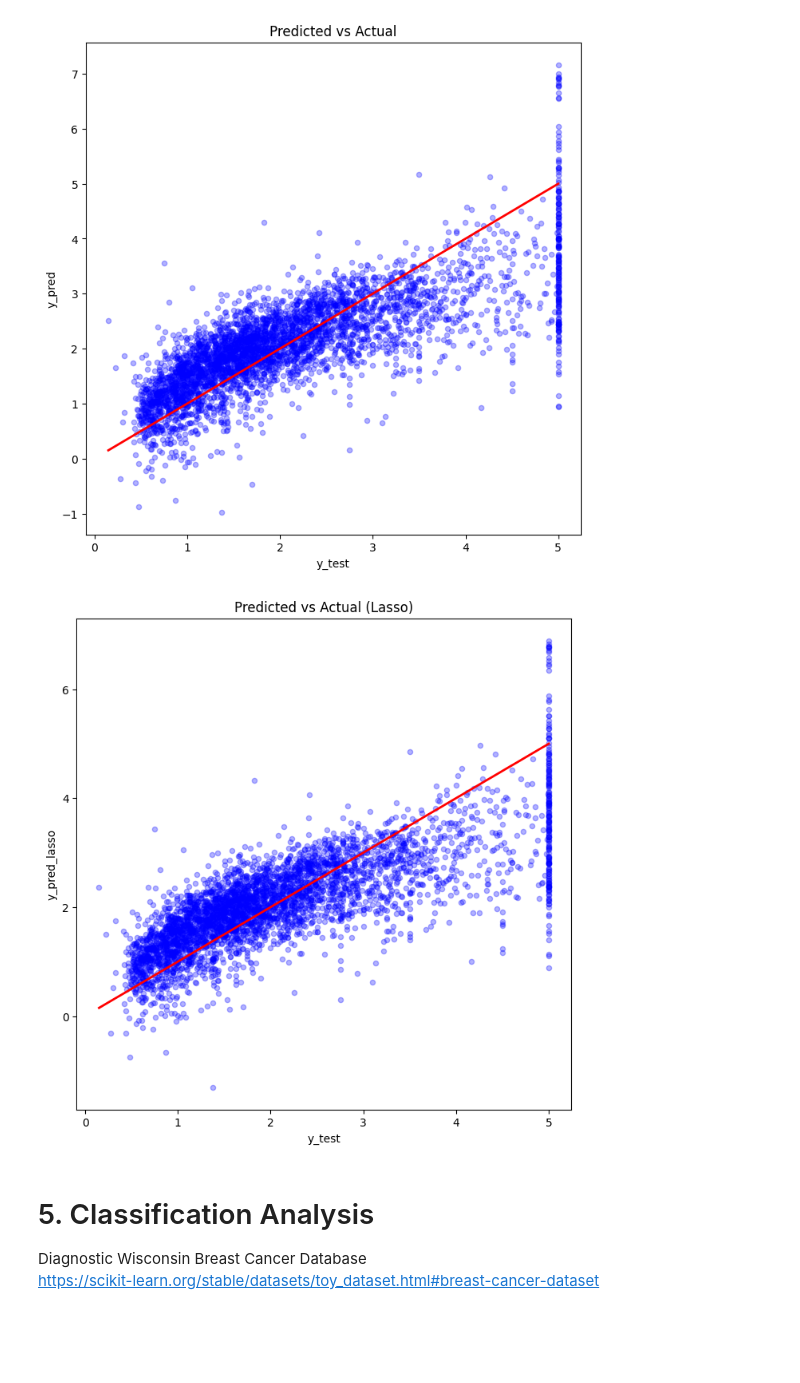
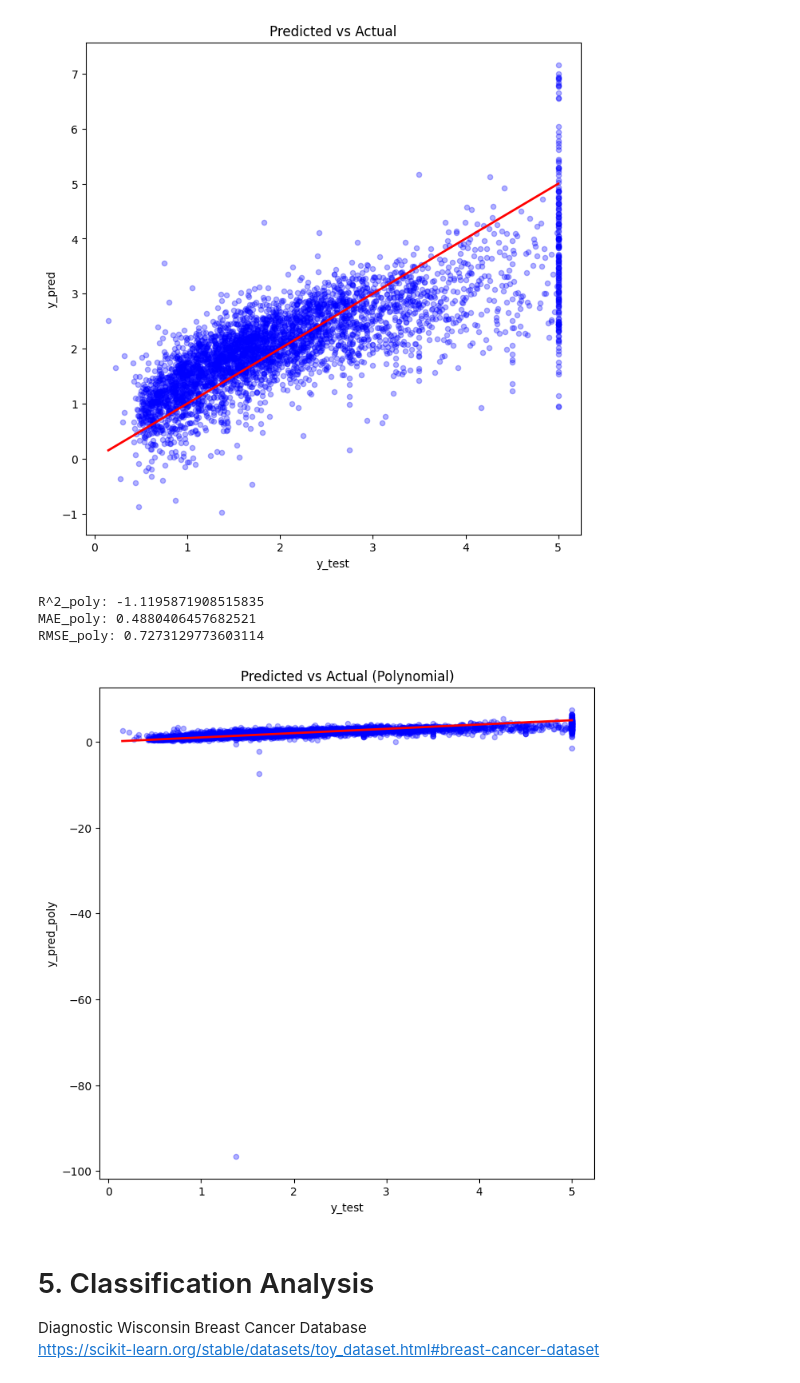
Before and after one commit to yiheng870106/Mathematics-of-Data-Science-Project-1-yiheng, a Jupyter notebook: project1.ipynb, the cells around one changed output. Cells and saved outputs as stored; diff of their text form; code cells hidden in the pictures; blank space fills up the shorter version.

```diff
--- a/project1.ipynb
+++ b/project1.ipynb
@@ -108,21 +108,39 @@ plt.show()
 # %%
 # Explore other regression methods on this dataset.
 #------------------
-from sklearn.linear_model import Lasso
-lasso = Lasso(alpha=0.01)
-lasso.fit(X_train, y_train)
-y_pred_lasso = lasso.predict(X_test)
 
-pred_lasso_df=pd.DataFrame({
+#polynomial regression
+from sklearn.preprocessing import PolynomialFeatures
+poly = PolynomialFeatures(degree=2,include_bias=False)
+X_train_poly=poly.fit_transform(X_train)
+X_test_poly=poly.fit_transform(X_test)
+
+model_poly=LinearRegression()
+model_poly.fit(X_train_poly,y_train)
+y_pred_poly=model_poly.predict(X_test_poly)
+
+mae_poly = mean_absolute_error(y_test,y_pred_poly)
+mse_poly = mean_squared_error(y_test,y_pred_poly)
+rmse_poly = np.sqrt(mse)
+r2_poly = r2_score(y_test,y_pred_poly)
+
+print("R^2_poly:",r2_poly)
+print("MAE_poly:",mae_poly)
+print("RMSE_poly:",rmse_poly)
+
+pred_df_poly=pd.DataFrame({
     "y_test": y_test,
-    "y_pred_lasso": y_pred_lasso
+    "y_pred_poly": y_pred_poly
 })
-pred_lasso_df.plot.scatter(x="y_test",y="y_pred_lasso",alpha=0.3,figsize=(8,8),color="blue")
+pred_df_poly.plot.scatter(x="y_test",y="y_pred_poly",alpha=0.3,figsize=(8,8),color="blue")
 plt.plot([y_test.min(),y_test.max()],[y_test.min(),y_test.max()],'r-',lw=2)
-plt.title("Predicted vs Actual (Lasso)")
+plt.title("Predicted vs Actual (Polynomial)")
 plt.show()
 # %% [output]
+R^2_poly: -1.1195871908515835
+MAE_poly: 0.4880406457682521
+RMSE_poly: 0.7273129773603114
-[figure, old version]
+[figure, new version]
 # %%
 # Include a histogram of your model error.
 #------------------
```
